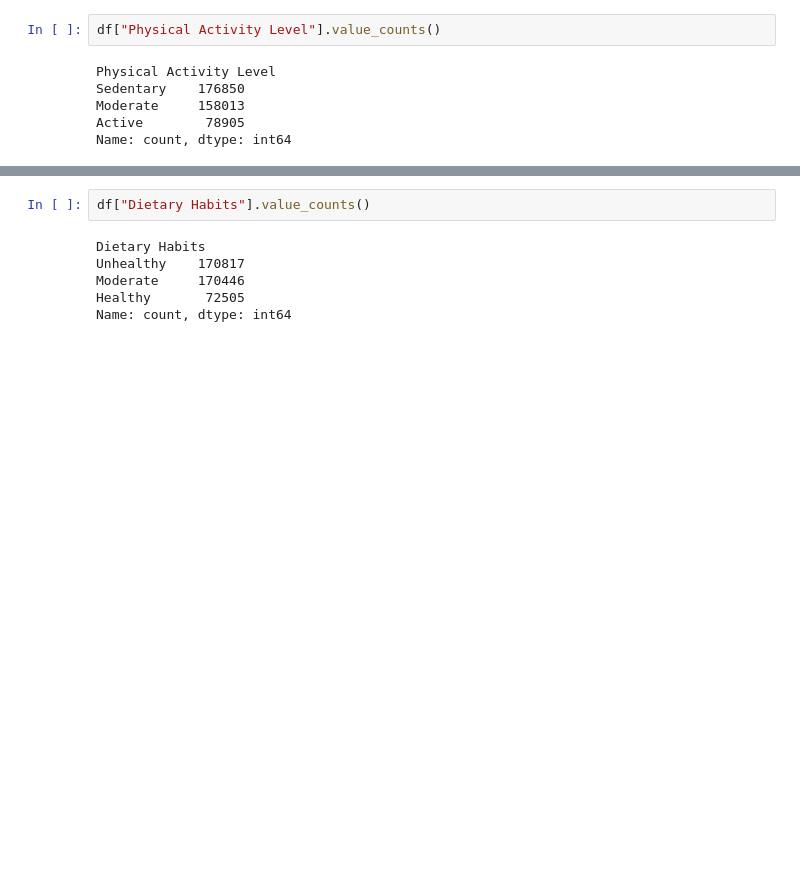
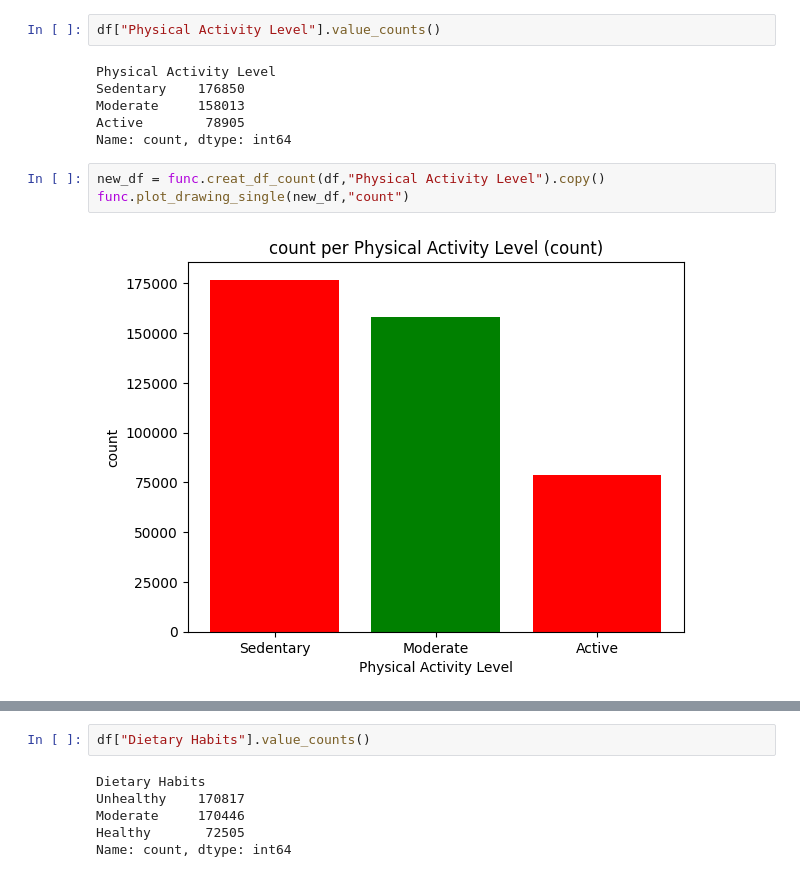
Before and after one commit to ShaQ90/week3_project, a Jupyter notebook: notebooks/data_testing_tiago.ipynb, the cells around one changed output, grey strips where cells are left out. Cells and saved outputs as stored; diff of their text form; blank space fills up the shorter version.

Commit message:
Added function creat_df_count

```diff
--- a/notebooks/data_testing_tiago.ipynb
+++ b/notebooks/data_testing_tiago.ipynb
@@ -30,4 +30,9 @@ Sedentary    176850
 Moderate     158013
 Active        78905
 Name: count, dtype: int64
+# %%
+new_df = func.creat_df_count(df,"Physical Activity Level").copy()
+func.plot_drawing_single(new_df,"count")
+# %% [output]
+[figure, added]
 # %%
```
Also changed, not shown: parts of 17 cells of this notebook, 17 other files.
